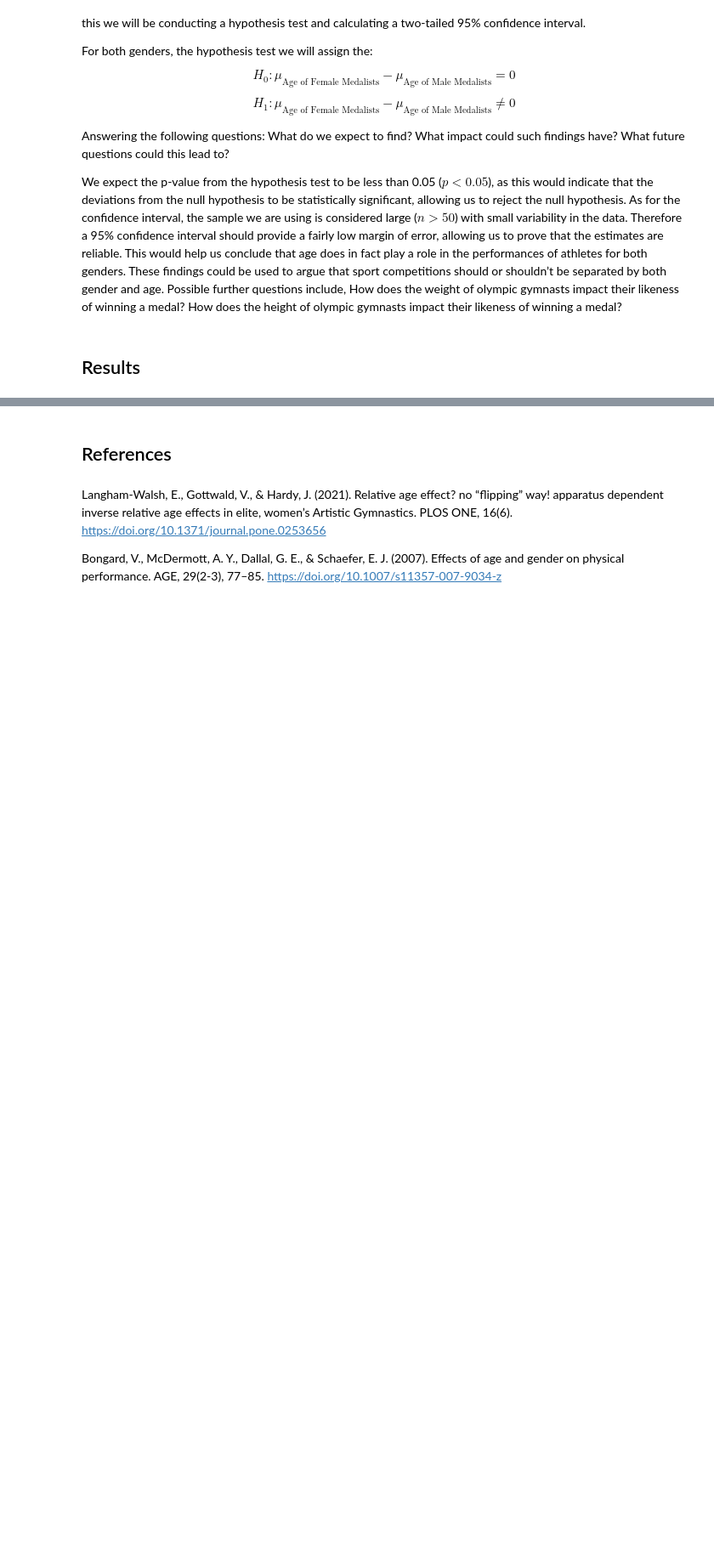
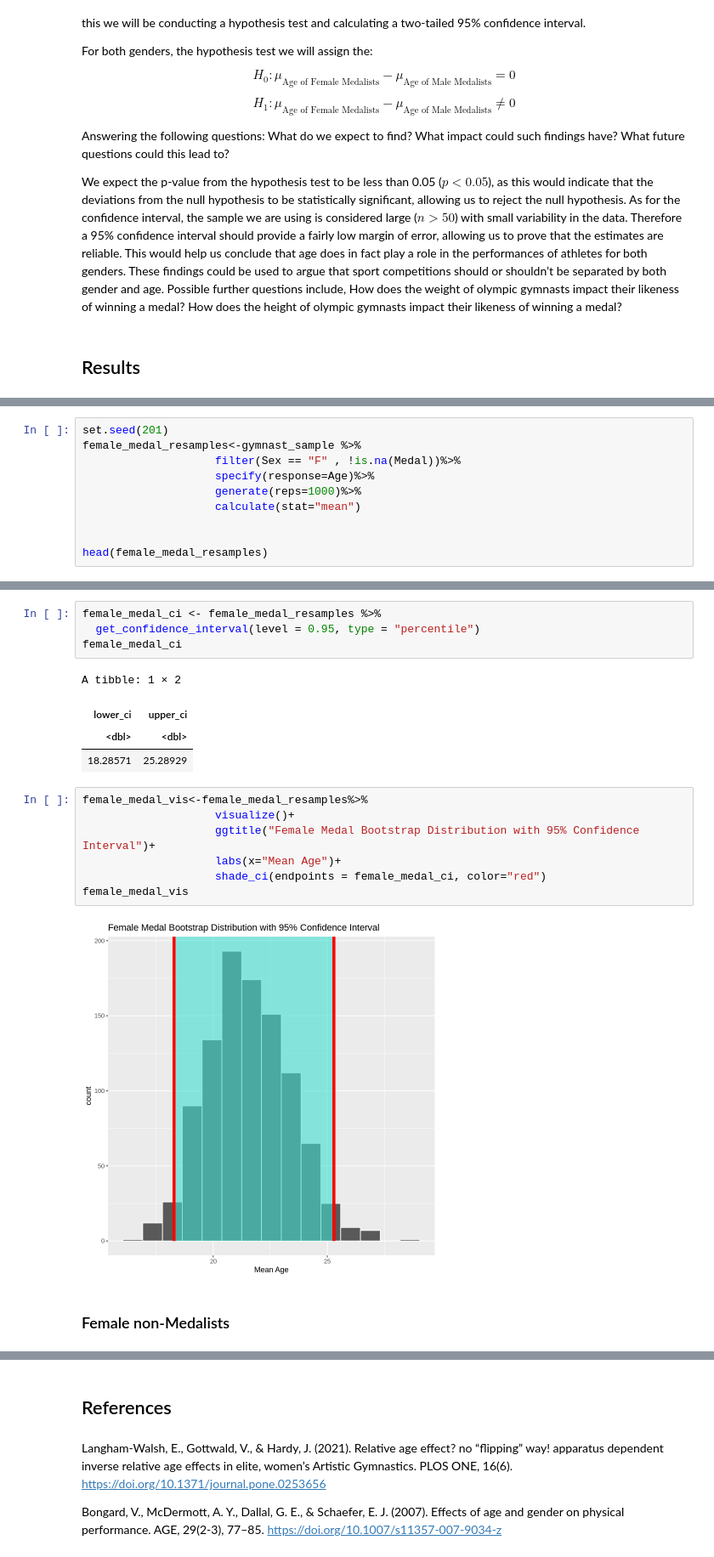
Before and after one commit to aryanballani/STAT201_group20, a Jupyter notebook: ProjectProposal.ipynb, the cells around one changed output, grey strips where cells are left out. Shown: that part at 85% size. Drawn from its saved outputs; the diff is of its cells as text; blank space fills up the shorter version.

```diff
--- a/ProjectProposal.ipynb
+++ b/ProjectProposal.ipynb
@@ -278,0 +306,10 @@ Setting `type = "bootstrap"` in `generate()`.
+# %%
+set.seed(201)
+female_medal_resamples<-gymnast_sample %>%
+                    filter(Sex == "F" , !is.na(Medal))%>%
+                    specify(response=Age)%>%
+                    generate(reps=1000)%>%
+                    calculate(stat="mean")
+
+
+head(female_medal_resamples)
@@ -278,0 +327,20 @@ Setting `type = "bootstrap"` in `generate()`.
+# %%
+female_medal_ci <- female_medal_resamples %>%
+  get_confidence_interval(level = 0.95, type = "percentile")
+female_medal_ci
+# %% [output]
+A tibble: 1 × 2
+| lower_ci | upper_ci |
+| <dbl> | <dbl> |
+| 18.28571 | 25.28929 |
+# %%
+female_medal_vis<-female_medal_resamples%>%
+                    visualize()+
+                    ggtitle("Female Medal Bootstrap Distribution with 95% Confidence Interval")+
+                    labs(x="Mean Age")+
+                    shade_ci(endpoints = female_medal_ci, color="red")
+female_medal_vis
+# %% [output]
+[figure, added]
+# %% [markdown]
+### Female non-Medalists
```
Also changed, not shown: parts of 13 cells of this notebook.
